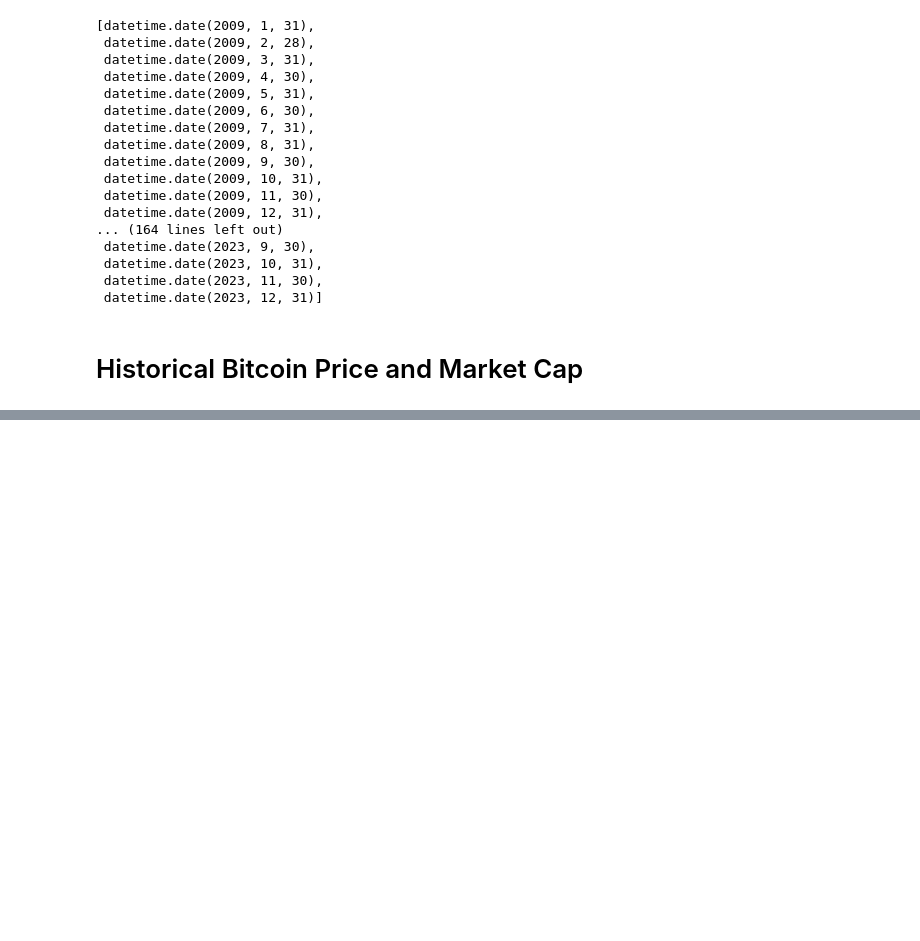
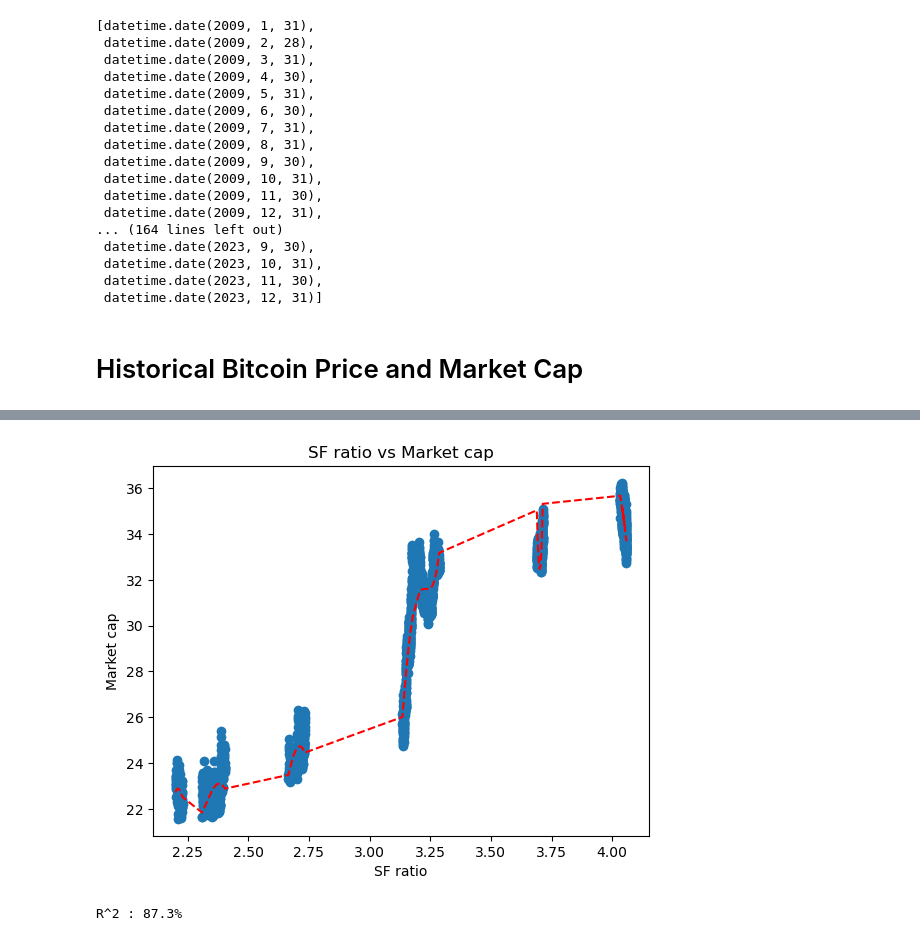
Before and after one commit to Moises-mfg/Analise-exploratoria-blockchain-Bitcoin, a Jupyter notebook: stocktoflow.ipynb, the cells around one changed output, grey strips where cells are left out. Cells and saved outputs as stored; diff of their text form; code cells hidden in the pictures; blank space fills up the shorter version.

```diff
--- a/stocktoflow.ipynb
+++ b/stocktoflow.ipynb
@@ -326,0 +375,17 @@ btc_data
+# %%
+# Um padrão de preço do Bitcoin começa a se formar com log  nas variáves de SF ratio e Market cap
+X = np.log(df_daily["sf_ratio"])
+y = np.log(btc_data["Market_cap"])
+plt.scatter(X, y)
+plt.xlabel("SF ratio")
+plt.ylabel("Market cap")
+plt.title("SF ratio vs Market cap")
+
+#add the trendline
+z = np.polyfit(X, y, 50)
+p = np.poly1d(z)
+plt.plot(X,p(X),"r--")
+
+plt.show()
+# %% [output]
+[figure, added]
@@ -326,0 +408,6 @@ btc_data
+# %%
+print(f"R^2 : {linreg.score(x_log, y_log):.1%}")
+
+# Score (R^2) sugere que o modelo explica 87% da variância dos dados
+# %% [output]
+R^2 : 87.3%
```
Also changed, not shown: parts of 14 cells of this notebook.
